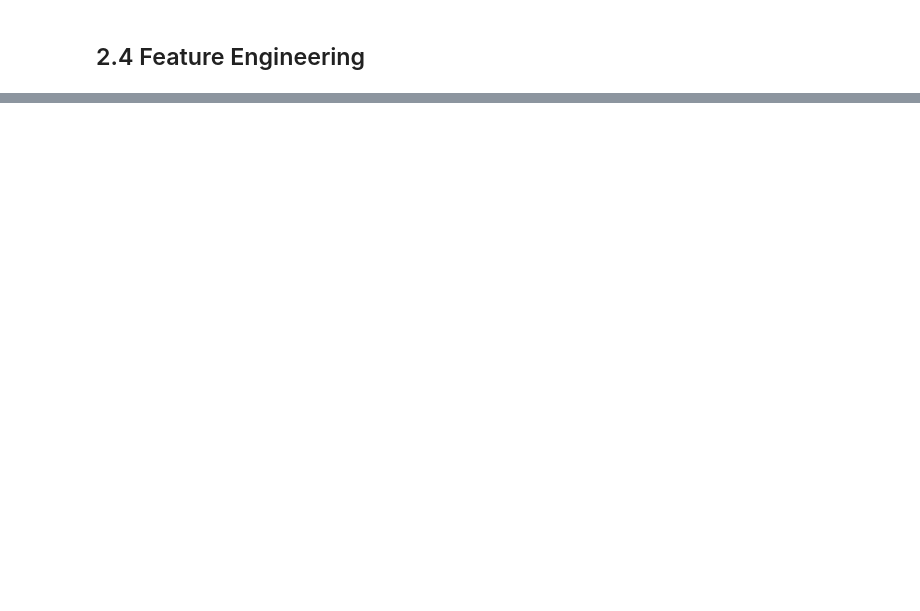
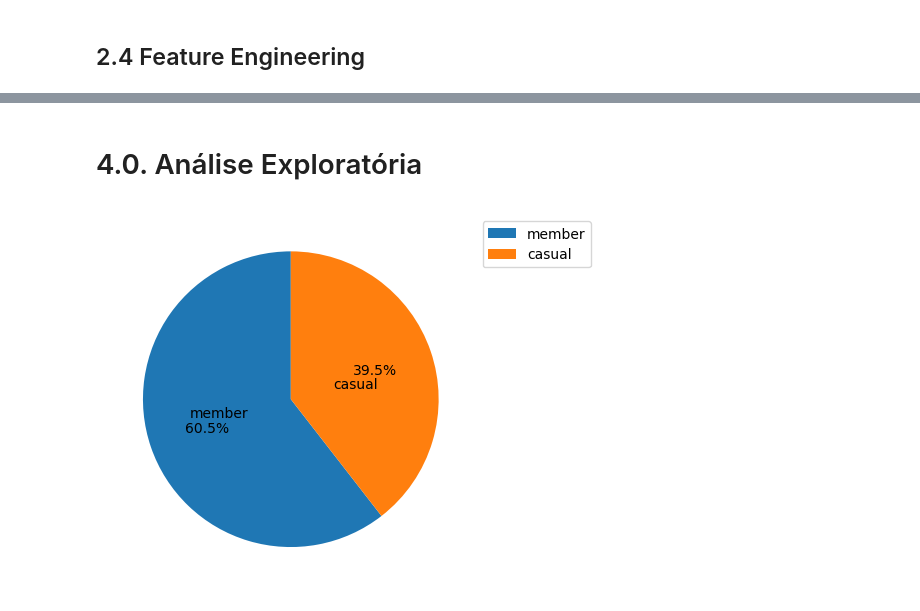
Before and after one commit to wesleymartins95/Cyclistic_insights, a Jupyter notebook: Cyclistic_pt2.ipynb, the cells around one changed output, grey strips where cells are left out. Cells and saved outputs as stored; diff of their text form; code cells hidden in the pictures; blank space fills up the shorter version.

```diff
--- a/Cyclistic_pt2.ipynb
+++ b/Cyclistic_pt2.ipynb
@@ -357,0 +182,19 @@ data4['end_lat_lon']=   str(data4.loc[i,'end_lat']) + "," + str(data4.loc[i,'end
+# %%
+# Criando função que calcula a distancia entre dois pontos
+
+def haversine_np(lon1, lat1, lon2, lat2):
+    lon1, lat1, lon2, lat2 = map(np.radians, [lon1, lat1, lon2, lat2])
+
+    dlon = lon2 - lon1
+    dlat = lat2 - lat1
+
+    a = np.sin(dlat/2.0)**2 + np.cos(lat1) * np.cos(lat2) * np.sin(dlon/2.0)**2
+    c = 2 * np.arcsin(np.sqrt(a))
+    km = 6367 * c
+
+    return km
+
+# Add new column with the distance between points
+distance_km = haversine_np(data3['start_lng'], data3['start_lat'], data3['end_lng'], data3['end_lat'])
+
+data3.insert(10, 'ride_distance_km', distance_km)
@@ -357,0 +205,2 @@ data4['end_lat_lon']=   str(data4.loc[i,'end_lat']) + "," + str(data4.loc[i,'end
+# %%
+data_filters = data3.copy()
@@ -357,0 +211,2 @@ data4['end_lat_lon']=   str(data4.loc[i,'end_lat']) + "," + str(data4.loc[i,'end
+# %%
+data_filters=data_filters[['ride_id','rideable_type','start_station_name','end_station_name','user_type','day','month','type_week_categoric','season','trip_start_hour','ride_distance_km','trip_duration','start_lat','start_lng','end_lat','end_lng']].reset_index()
@@ -357,0 +236,4 @@ data4['end_lat_lon']=   str(data4.loc[i,'end_lat']) + "," + str(data4.loc[i,'end
+# %%
+filter_ = data_filters['trip_duration'] > 0
+data_filters = data_filters[filter_]
+data_filters
@@ -357,0 +254,9 @@ data4['end_lat_lon']=   str(data4.loc[i,'end_lat']) + "," + str(data4.loc[i,'end
+# %% [markdown]
+# 4.0. Análise Exploratória
+# %%
+porc_members=(round(data_filters['user_type'].value_counts(normalize=True)*100,2))
+plt.pie(porc_members,labels=porc_members.index[0:2],startangle=90,autopct='%1.1f%%',labeldistance=0.3,pctdistance=0.6,radius=1)
+plt.legend(bbox_to_anchor=(1,1))
+plt.show()
+# %% [output]
+[figure, added]
```
Also changed, not shown: parts of 84 cells of this notebook.
